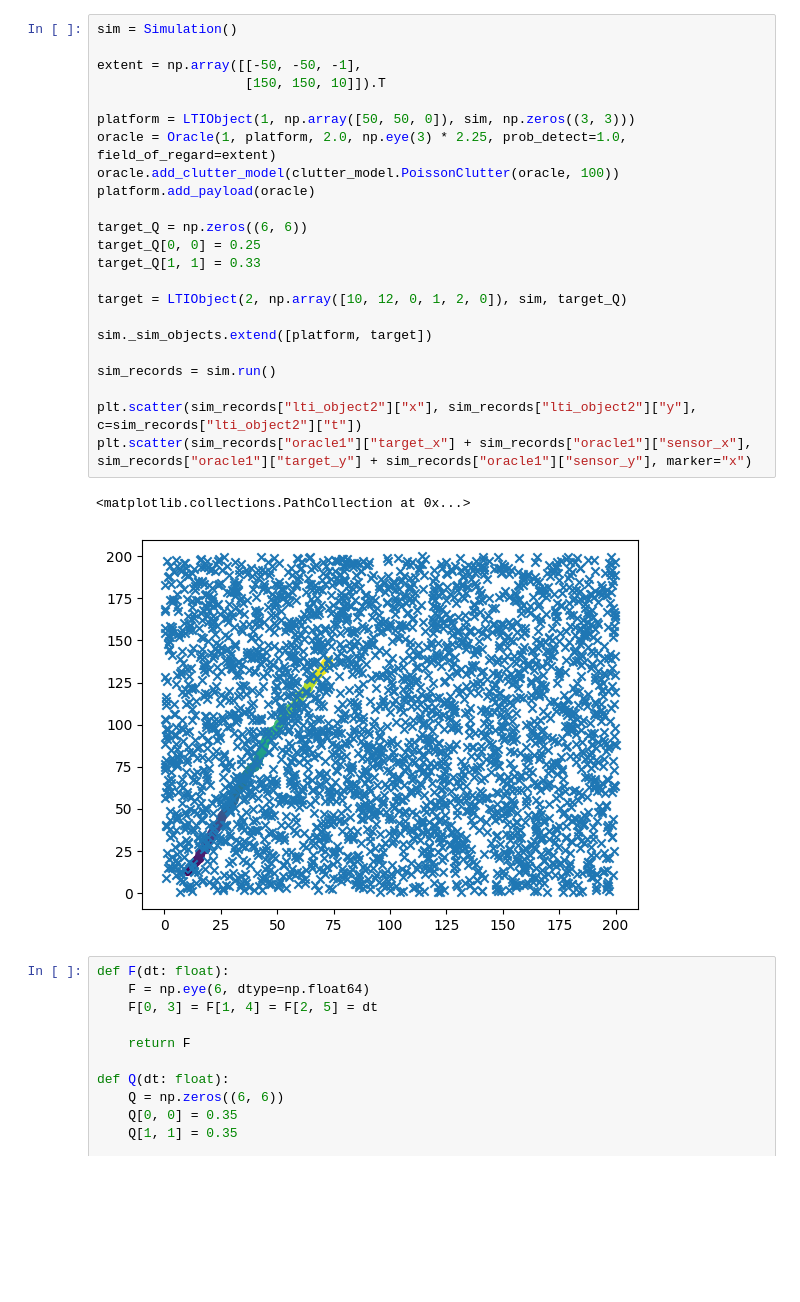
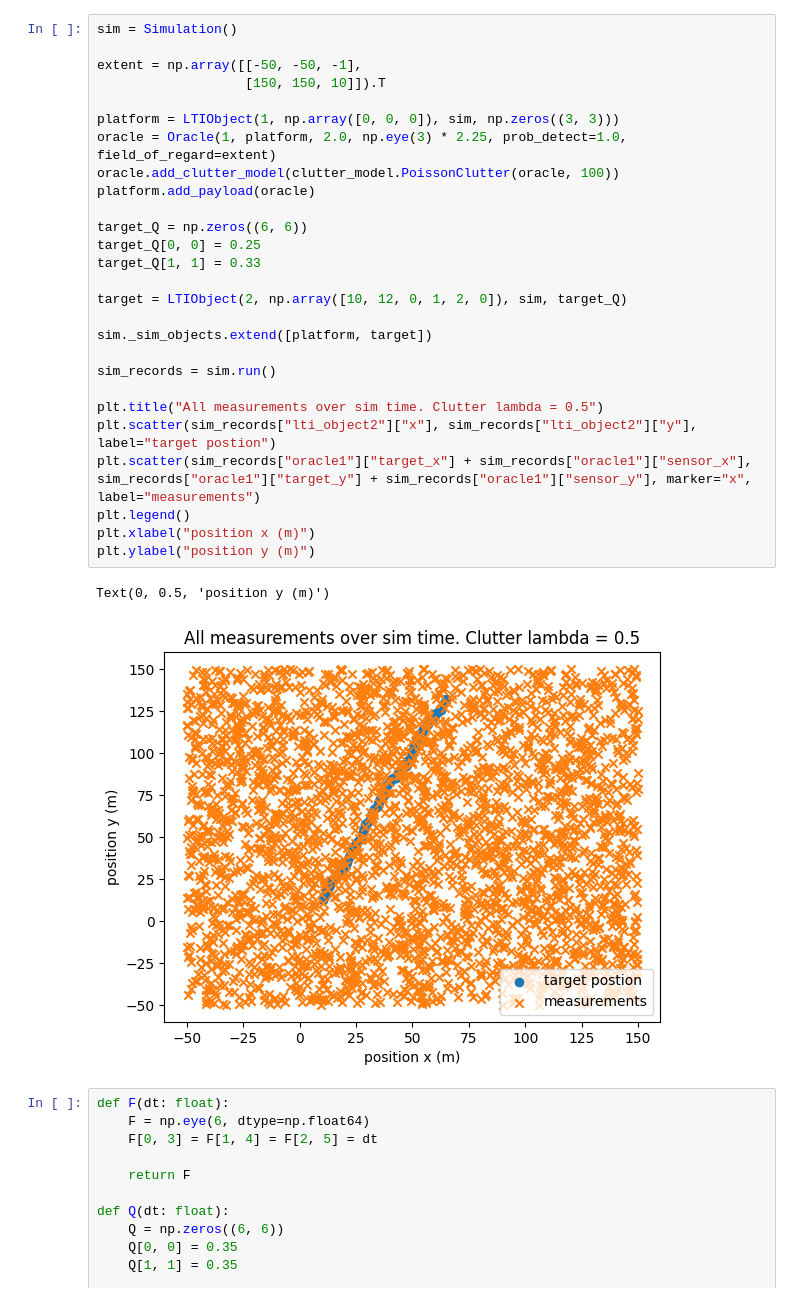
Before and after one commit to eholmgre/tda, a Jupyter notebook: notebook/oracle_single_target_clutter.ipynb, the cells around one changed output. Saved outputs shown, nothing was run; the diff lists cells and outputs as text; blank space fills up the shorter version.

```diff
--- a/notebook/oracle_single_target_clutter.ipynb
+++ b/notebook/oracle_single_target_clutter.ipynb
@@ -17,29 +18,33 @@ from tda.tracker.tracker_param import TrackerParam
 # %%
 sim = Simulation()
 
 extent = np.array([[-50, -50, -1],
                    [150, 150, 10]]).T
 
-platform = LTIObject(1, np.array([50, 50, 0]), sim, np.zeros((3, 3)))
+platform = LTIObject(1, np.array([0, 0, 0]), sim, np.zeros((3, 3)))
 oracle = Oracle(1, platform, 2.0, np.eye(3) * 2.25, prob_detect=1.0, field_of_regard=extent)
 oracle.add_clutter_model(clutter_model.PoissonClutter(oracle, 100))
 platform.add_payload(oracle)
 
 target_Q = np.zeros((6, 6))
 target_Q[0, 0] = 0.25
 target_Q[1, 1] = 0.33
 
 target = LTIObject(2, np.array([10, 12, 0, 1, 2, 0]), sim, target_Q)
 
 sim._sim_objects.extend([platform, target])
 
 sim_records = sim.run()
 
-plt.scatter(sim_records["lti_object2"]["x"], sim_records["lti_object2"]["y"], c=sim_records["lti_object2"]["t"])
-plt.scatter(sim_records["oracle1"]["target_x"] + sim_records["oracle1"]["sensor_x"], sim_records["oracle1"]["target_y"] + sim_records["oracle1"]["sensor_y"], marker="x")
+plt.title("All measurements over sim time. Clutter lambda = 0.5")
+plt.scatter(sim_records["lti_object2"]["x"], sim_records["lti_object2"]["y"], label="target postion")
+plt.scatter(sim_records["oracle1"]["target_x"] + sim_records["oracle1"]["sensor_x"], sim_records["oracle1"]["target_y"] + sim_records["oracle1"]["sensor_y"], marker="x", label="measurements")
+plt.legend()
+plt.xlabel("position x (m)")
+plt.ylabel("position y (m)")
 # %% [output]
-<matplotlib.collections.PathCollection at 0x...>
+Text(0, 0.5, 'position y (m)')
-[figure, old version]
+[figure, new version]
 # %%
 def F(dt: float):
     F = np.eye(6, dtype=np.float64)
```
Also changed, not shown: parts of 7 cells of this notebook, 2 other files.
